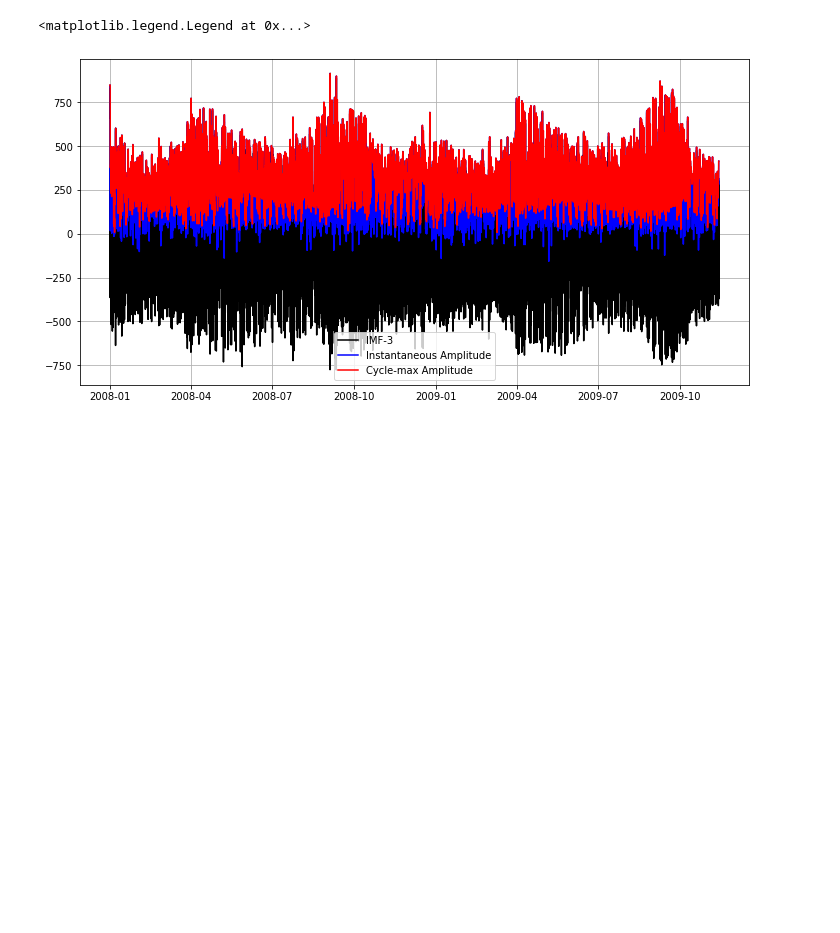
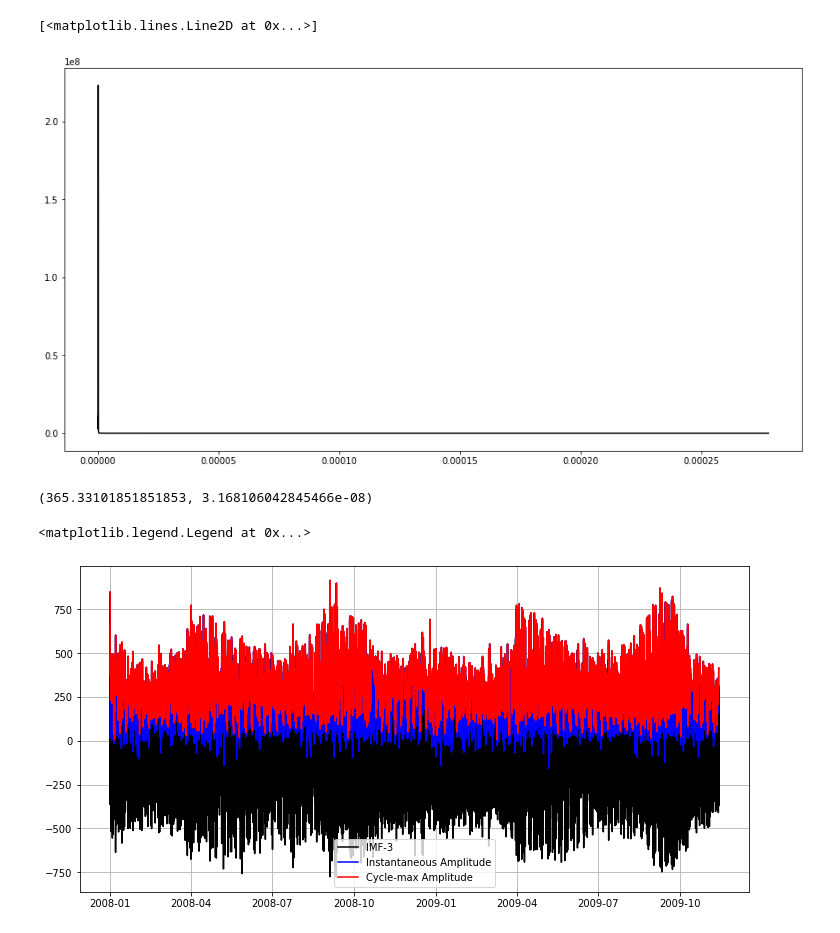
Before and after one commit to Nuelam9/Report-2, a Jupyter notebook: src/fuorier - week-prova.ipynb, the cells around one changed output. Cells and saved outputs as stored; diff of their text form; code cells hidden in the pictures; blank space fills up the shorter version.

```diff
--- a/src/fuorier - week-prova.ipynb
+++ b/src/fuorier - week-prova.ipynb
@@ -44,6 +59,27 @@ IP, IF, IA = emd.spectra.frequency_transform(imf, sample_rate, 'nht')
 # Extract cycle locations
 all_cycles = emd.cycles.get_cycle_vector(IP, return_good=False)
 good_cycles = emd.cycles.get_cycle_vector(IP, return_good=True)
+# %%
+F = np.fft.fft(imf[:, 13])
+
+dt = 900
+
+f = np.linspace(0, 1/(2*dt), imf.shape[0]//2, endpoint=True)
+F_abs = np.abs(F)[:len(f)//2]
+f = f[:len(f)//2]
+
+freq = np.fft.fftfreq(n=imf.shape[0], d=1/dt)
+
+plt.figure(figsize=(15,8))
+#plt.plot(freq[:len(freq)//2], np.abs(F[:len(freq)//2]), c='k', label="Real part")
+plt.plot(f, F_abs, c='k', label="Real part")
+# %% [output]
+[<matplotlib.lines.Line2D at 0x...>]
+[figure, added]
+# %%
+1/(f[F_abs.argmax()]*60*60*24), f[F_abs.argmax()]
+# %% [output]
+(365.33101851851853, 3.168106042845466e-08)
 # %%
 thresh = np.percentile(IA[:, 2], 33)
 mask = IA[:, 2] > thresh
```
Also changed, not shown: parts of 5 cells of this notebook.
